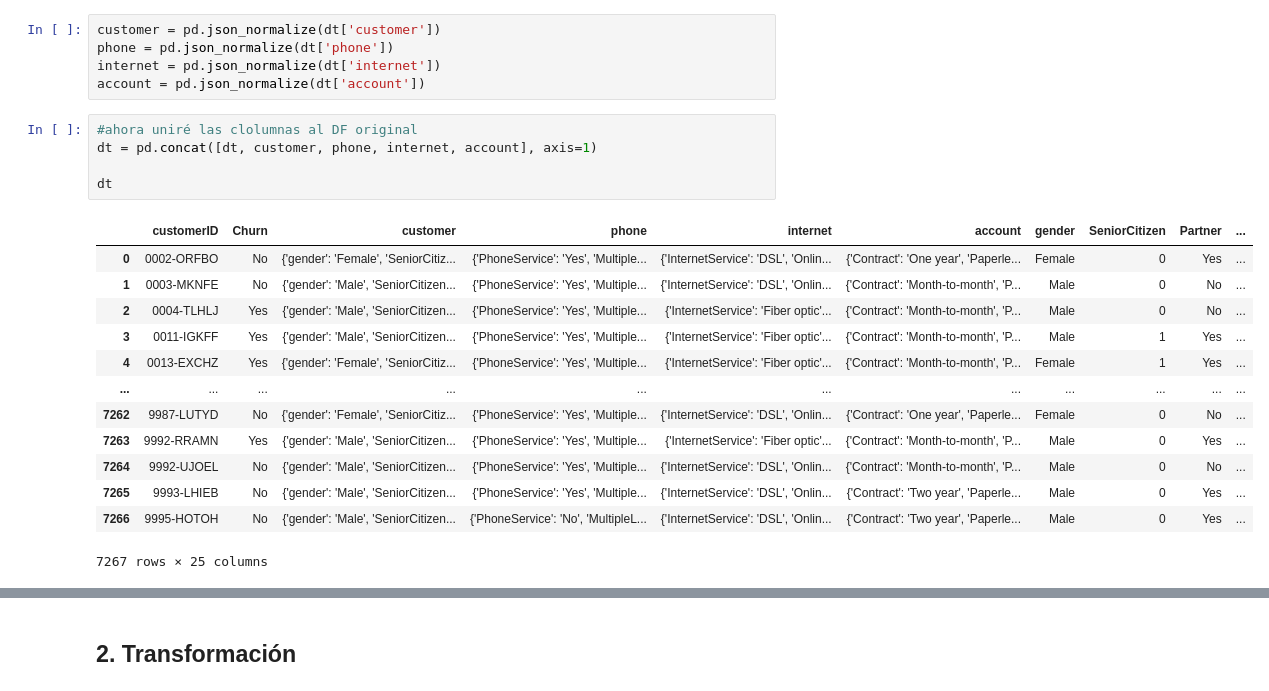
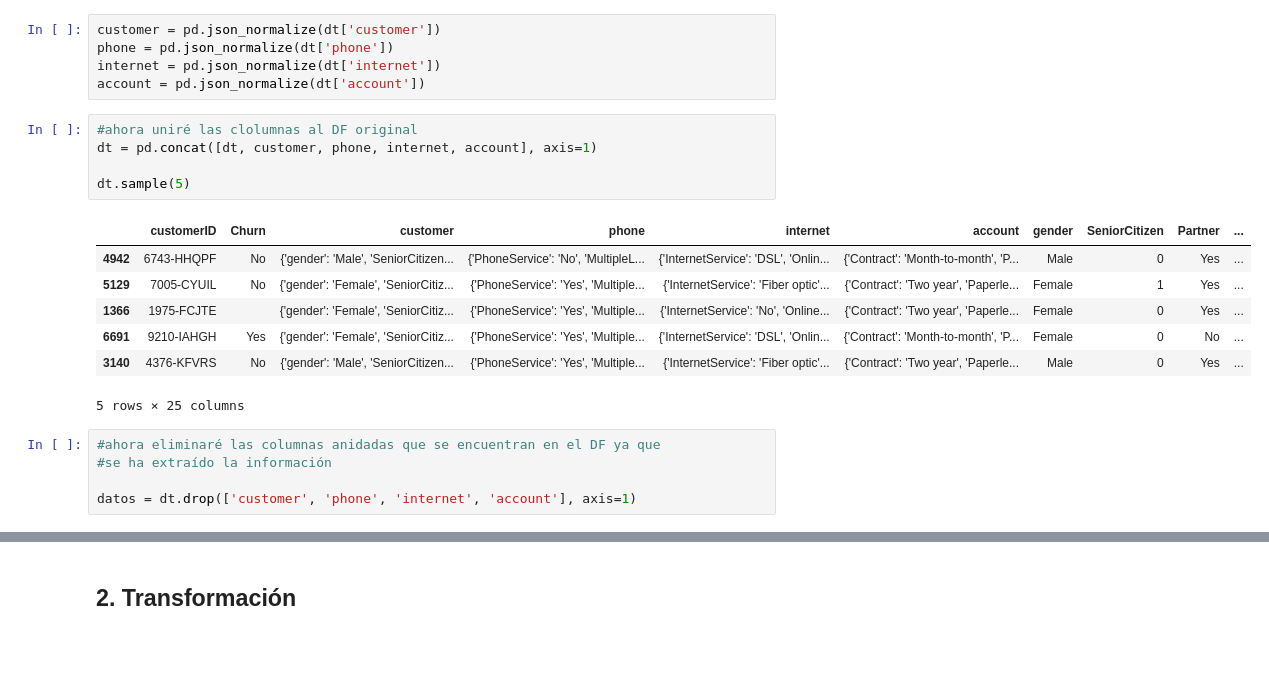
Before and after one commit to DaniBntz/TelecomX, a Jupyter notebook: TelecomX_Challenge.ipynb, the cells around one changed output, grey strips where cells are left out. Drawn from its saved outputs; the diff is of its cells as text; blank space fills up the shorter version.

```diff
--- a/TelecomX_Challenge.ipynb
+++ b/TelecomX_Challenge.ipynb
@@ -57,19 +57,18 @@ account = pd.json_normalize(dt['account'])
 # %%
 #ahora uniré las clolumnas al DF original
 dt = pd.concat([dt, customer, phone, internet, account], axis=1)
 
-dt
+dt.sample(5)
 # %% [output]
 |  | customerID | Churn | customer | phone | internet | account | gender | SeniorCitizen | Partner | ... |
-| 0 | 0002-ORFBO | No | {'gender': 'Female', 'SeniorCitiz... | {'PhoneService': 'Yes', 'Multiple... | {'InternetService': 'DSL', 'Onlin... | {'Contract': 'One year', 'Paperle... | Female | 0 | Yes | ... |
-| 1 | 0003-MKNFE | No | {'gender': 'Male', 'SeniorCitizen... | {'PhoneService': 'Yes', 'Multiple... | {'InternetService': 'DSL', 'Onlin... | {'Contract': 'Month-to-month', 'P... | Male | 0 | No | ... |
-| 2 | 0004-TLHLJ | Yes | {'gender': 'Male', 'SeniorCitizen... | {'PhoneService': 'Yes', 'Multiple... | {'InternetService': 'Fiber optic'... | {'Contract': 'Month-to-month', 'P... | Male | 0 | No | ... |
-| 3 | 0011-IGKFF | Yes | {'gender': 'Male', 'SeniorCitizen... | {'PhoneService': 'Yes', 'Multiple... | {'InternetService': 'Fiber optic'... | {'Contract': 'Month-to-month', 'P... | Male | 1 | Yes | ... |
-| 4 | 0013-EXCHZ | Yes | {'gender': 'Female', 'SeniorCitiz... | {'PhoneService': 'Yes', 'Multiple... | {'InternetService': 'Fiber optic'... | {'Contract': 'Month-to-month', 'P... | Female | 1 | Yes | ... |
-| ... | ... | ... | ... | ... | ... | ... | ... | ... | ... | ... |
-| 7262 | 9987-LUTYD | No | {'gender': 'Female', 'SeniorCitiz... | {'PhoneService': 'Yes', 'Multiple... | {'InternetService': 'DSL', 'Onlin... | {'Contract': 'One year', 'Paperle... | Female | 0 | No | ... |
-| 7263 | 9992-RRAMN | Yes | {'gender': 'Male', 'SeniorCitizen... | {'PhoneService': 'Yes', 'Multiple... | {'InternetService': 'Fiber optic'... | {'Contract': 'Month-to-month', 'P... | Male | 0 | Yes | ... |
-| 7264 | 9992-UJOEL | No | {'gender': 'Male', 'SeniorCitizen... | {'PhoneService': 'Yes', 'Multiple... | {'InternetService': 'DSL', 'Onlin... | {'Contract': 'Month-to-month', 'P... | Male | 0 | No | ... |
-| 7265 | 9993-LHIEB | No | {'gender': 'Male', 'SeniorCitizen... | {'PhoneService': 'Yes', 'Multiple... | {'InternetService': 'DSL', 'Onlin... | {'Contract': 'Two year', 'Paperle... | Male | 0 | Yes | ... |
-| 7266 | 9995-HOTOH | No | {'gender': 'Male', 'SeniorCitizen... | {'PhoneService': 'No', 'MultipleL... | {'InternetService': 'DSL', 'Onlin... | {'Contract': 'Two year', 'Paperle... | Male | 0 | Yes | ... |
+| 4942 | 6743-HHQPF | No | {'gender': 'Male', 'SeniorCitizen... | {'PhoneService': 'No', 'MultipleL... | {'InternetService': 'DSL', 'Onlin... | {'Contract': 'Month-to-month', 'P... | Male | 0 | Yes | ... |
+| 5129 | 7005-CYUIL | No | {'gender': 'Female', 'SeniorCitiz... | {'PhoneService': 'Yes', 'Multiple... | {'InternetService': 'Fiber optic'... | {'Contract': 'Two year', 'Paperle... | Female | 1 | Yes | ... |
+| 1366 | 1975-FCJTE |  | {'gender': 'Female', 'SeniorCitiz... | {'PhoneService': 'Yes', 'Multiple... | {'InternetService': 'No', 'Online... | {'Contract': 'Two year', 'Paperle... | Female | 0 | Yes | ... |
+| 6691 | 9210-IAHGH | Yes | {'gender': 'Female', 'SeniorCitiz... | {'PhoneService': 'Yes', 'Multiple... | {'InternetService': 'DSL', 'Onlin... | {'Contract': 'Month-to-month', 'P... | Female | 0 | No | ... |
+| 3140 | 4376-KFVRS | No | {'gender': 'Male', 'SeniorCitizen... | {'PhoneService': 'Yes', 'Multiple... | {'InternetService': 'Fiber optic'... | {'Contract': 'Two year', 'Paperle... | Male | 0 | Yes | ... |
-7267 rows × 25 columns
+5 rows × 25 columns
+# %%
+#ahora eliminaré las columnas anidadas que se encuentran en el DF ya que
+#se ha extraído la información
+
+datos = dt.drop(['customer', 'phone', 'internet', 'account'], axis=1)
```
Also changed, not shown: parts of 11 cells of this notebook.
